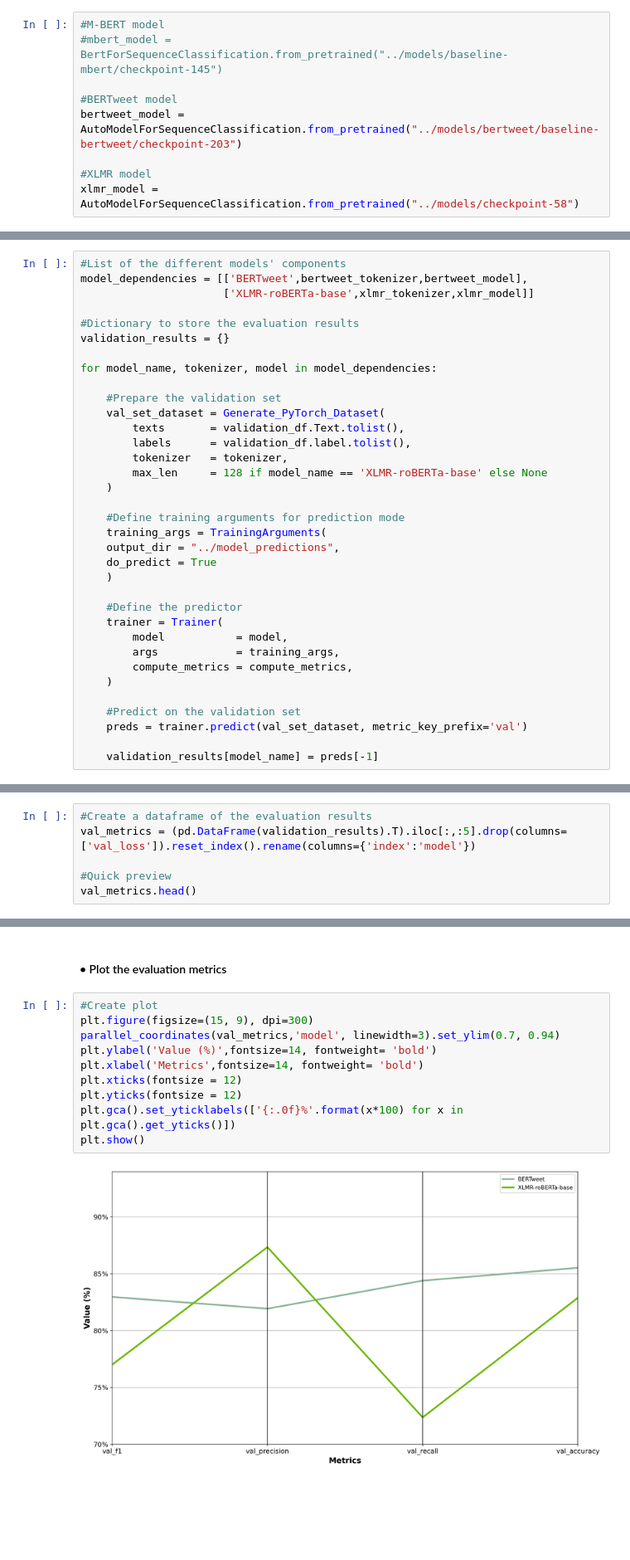
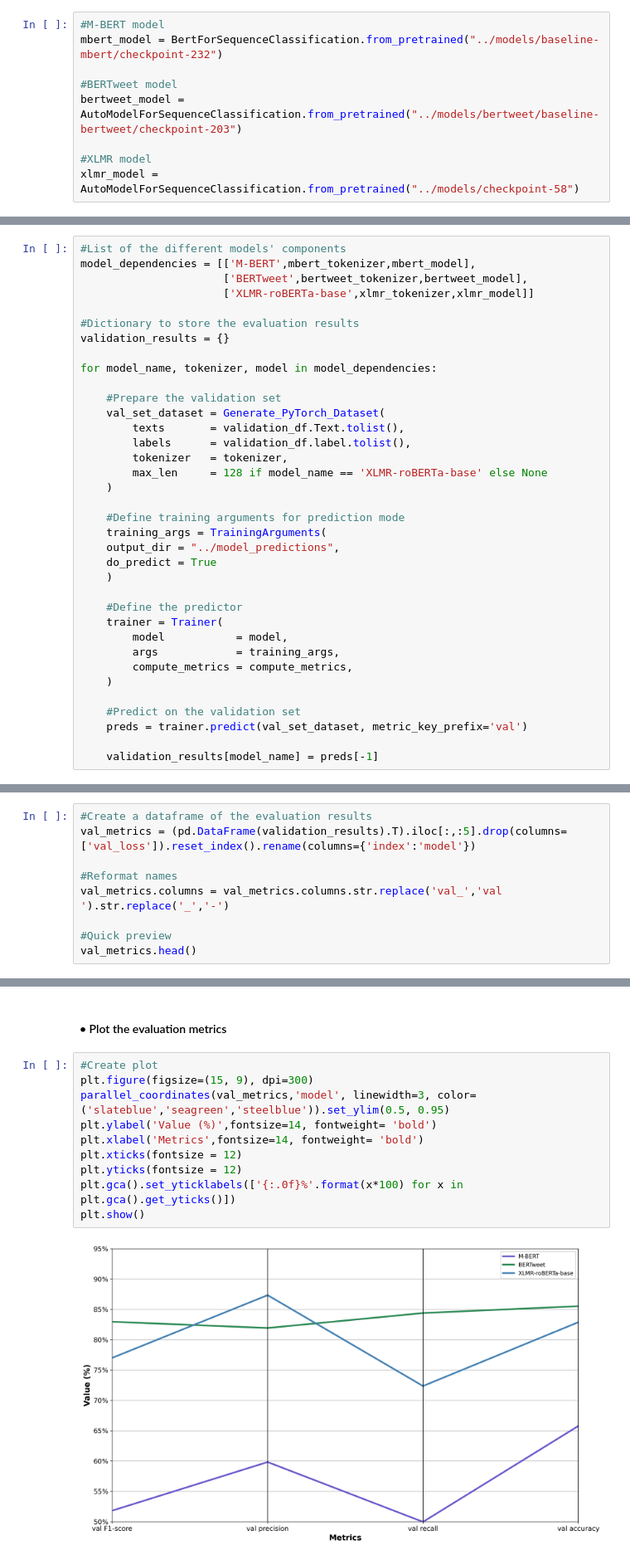
Before and after one commit to KoredeAkande/nigerian_isp_sentiment_analysis, a Jupyter notebook: notebooks/5.2-model-evaluation-and-selection-(sentiment-analysis).ipynb, the cells around one changed output, grey strips where cells are left out. Shown: that part at 83% size. Drawn from its saved outputs; the diff is of its cells as text; blank space fills up the shorter version.

Commit message:
Finished sentiment analysis model evaluation and selection
Finished sentiment analysis model evaluation and selection

```diff
--- a/notebooks/5.2-model-evaluation-and-selection-(sentiment-analysis).ipynb
+++ b/notebooks/5.2-model-evaluation-and-selection-(sentiment-analysis).ipynb
@@ -70,7 +70,7 @@ xlmr_tokenizer = AutoTokenizer.from_pretrained("cardiffnlp/twitter-xlm-roberta-b
 ### b. Load models
 # %%
 #M-BERT model
-#mbert_model = BertForSequenceClassification.from_pretrained("../models/baseline-mbert/checkpoint-145")
+mbert_model = BertForSequenceClassification.from_pretrained("../models/baseline-mbert/checkpoint-232")
 
 #BERTweet model
 bertweet_model = AutoModelForSequenceClassification.from_pretrained("../models/bertweet/baseline-bertweet/checkpoint-203")
@@ -152,7 +152,8 @@ def compute_metrics(eval_pred):
 ### 5. Evaluate the models on the validation set
 # %%
 #List of the different models' components
-model_dependencies = [['BERTweet',bertweet_tokenizer,bertweet_model],
+model_dependencies = [['M-BERT',mbert_tokenizer,mbert_model],
+                      ['BERTweet',bertweet_tokenizer,bertweet_model],
                       ['XLMR-roBERTa-base',xlmr_tokenizer,xlmr_model]]
 
 #Dictionary to store the evaluation results
@@ -202,6 +207,9 @@ The default value for the training argument `--report_to` will change in v5 (fro
 #Create a dataframe of the evaluation results
 val_metrics = (pd.DataFrame(validation_results).T).iloc[:,:5].drop(columns=['val_loss']).reset_index().rename(columns={'index':'model'})
 
+#Reformat names
+val_metrics.columns = val_metrics.columns.str.replace('val_','val ').str.replace('_','-')
+
 #Quick preview
 val_metrics.head()
 # %% [output]
@@ -213,12 +222,12 @@ val_metrics.head()
 # %%
 #Create plot
 plt.figure(figsize=(15, 9), dpi=300)
-parallel_coordinates(val_metrics,'model', linewidth=3).set_ylim(0.7, 0.94)
+parallel_coordinates(val_metrics,'model', linewidth=3, color=('slateblue','seagreen','steelblue')).set_ylim(0.5, 0.95)
 plt.ylabel('Value (%)',fontsize=14, fontweight= 'bold')
 plt.xlabel('Metrics',fontsize=14, fontweight= 'bold')
 plt.xticks(fontsize = 12)
 plt.yticks(fontsize = 12)
 plt.gca().set_yticklabels(['{:.0f}%'.format(x*100) for x in plt.gca().get_yticks()])
 plt.show()
 # %% [output]
-[figure, old version]
+[figure, new version]
```
Also changed, not shown: parts of 12 cells of this notebook.
